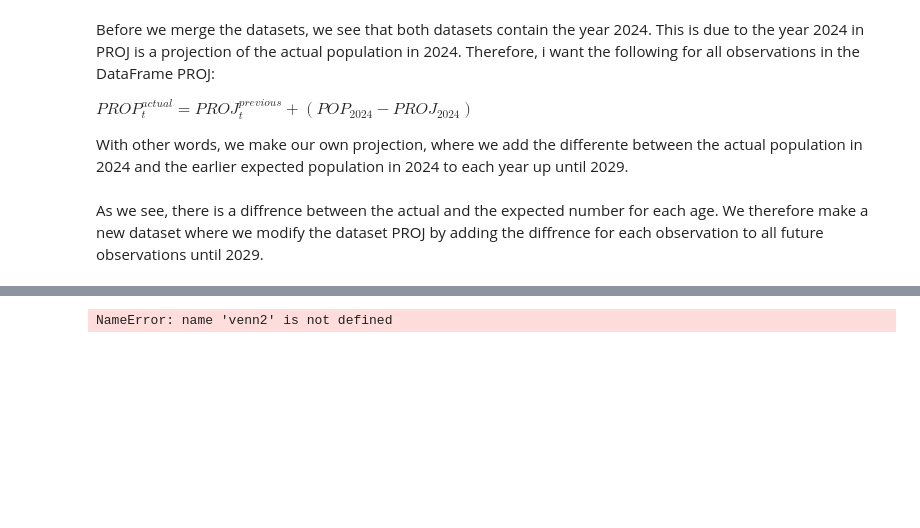
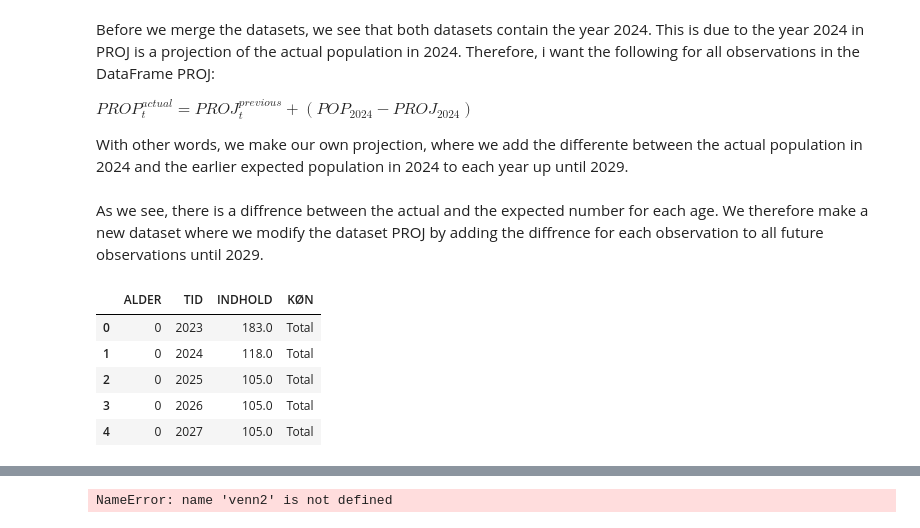
Before and after one commit to NumEconCopenhagen/projects-2024-team-westenholz, a Jupyter notebook: dataproject/dataproject.ipynb, the cells around one changed output, grey strips where cells are left out. Drawn from its saved outputs; the diff is of its cells as text; code cells hidden in the pictures; blank space fills up the shorter version.

```diff
--- a/dataproject/dataproject.ipynb
+++ b/dataproject/dataproject.ipynb
@@ -377,3 +382,19 @@ for year in range(2025, 2030):
 
 # Note: This step assumes 'INDHOLD' is numeric and 'ALDER' in PROJ for future years aligns with the index of difference_2024
 # You might need to adjust the code to handle any discrepancies in 'ALDER' values or data types
+# %%
+# Group the data by 'ALDER' and 'TID' and sum 'INDHOLD'
+PROJ = PROJ.groupby(['ALDER', 'TID'], as_index=False)['INDHOLD'].sum()
+
+# Assign a new 'KØN' column with the value 'Total' to the aggregated result
+PROJ['KØN'] = 'Total'
+
+# Now total_proj will have the total 'INDHOLD' for each 'ALDER' and 'TID' without separating by 'KØN'
+PROJ.head()
+# %% [output]
+|  | ALDER | TID | INDHOLD | KØN |
+| 0 | 0 | 2023 | 183.0 | Total |
+| 1 | 0 | 2024 | 118.0 | Total |
+| 2 | 0 | 2025 | 105.0 | Total |
+| 3 | 0 | 2026 | 105.0 | Total |
+| 4 | 0 | 2027 | 105.0 | Total |
```
Also changed, not shown: parts of 8 cells of this notebook.
